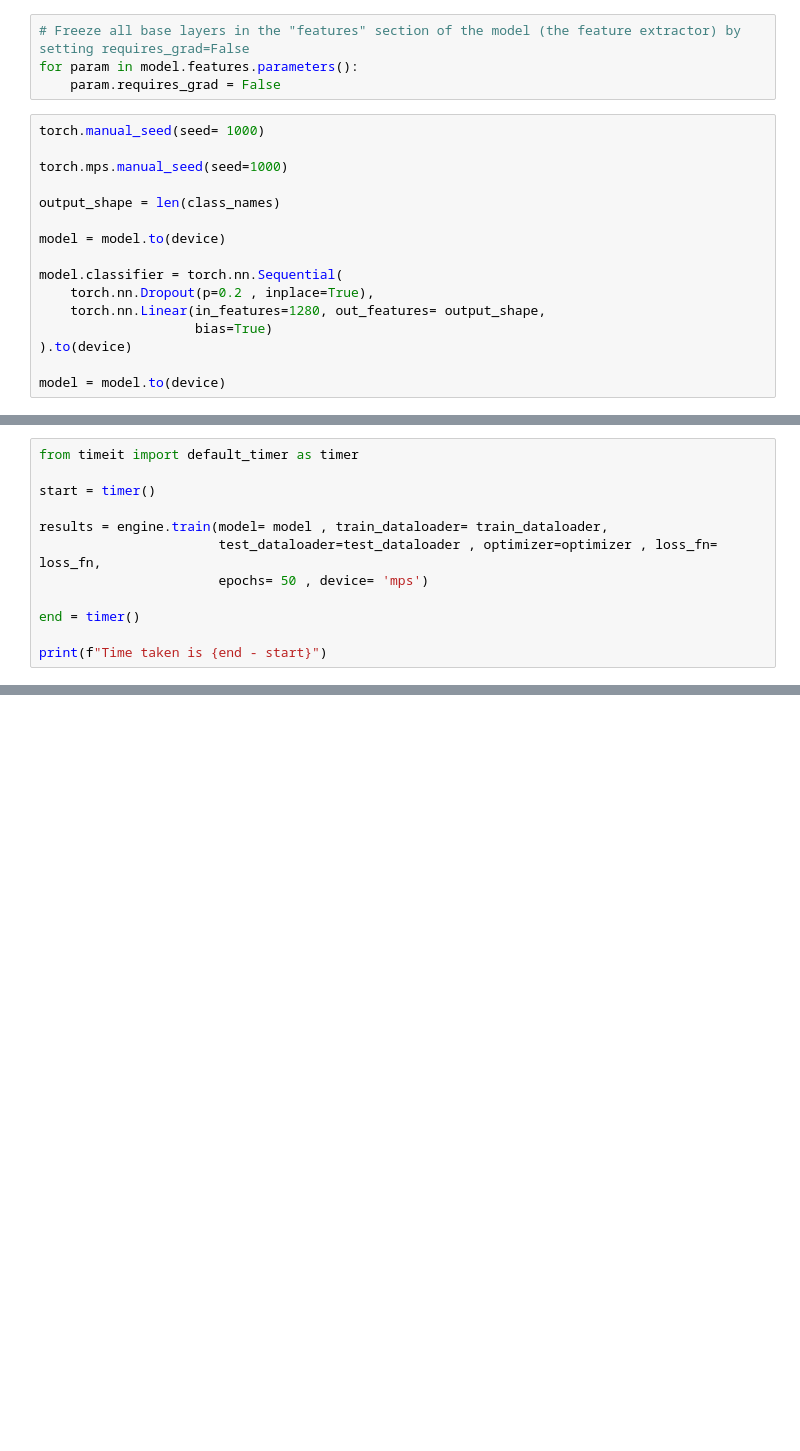
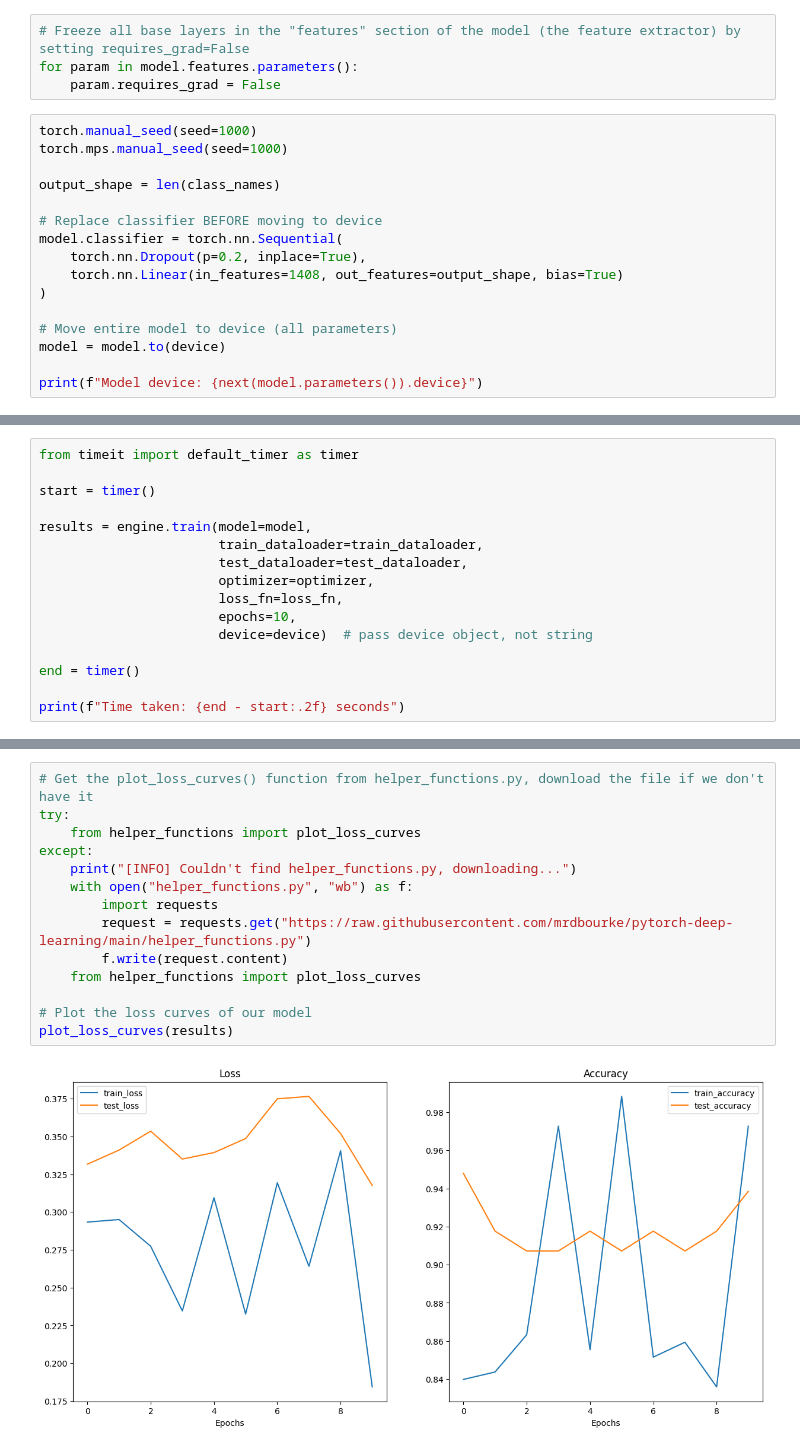
Before and after one commit to Sw4ppleneel/PyTorch, a Jupyter notebook: PyTorchFol/Transfer_learning.ipynb, the cells around one changed output, grey strips where cells are left out. Cells and saved outputs as stored; diff of their text form; blank space fills up the shorter version.

```diff
--- a/PyTorchFol/Transfer_learning.ipynb
+++ b/PyTorchFol/Transfer_learning.ipynb
@@ -128,18 +128,18 @@ Estimated Total Size (MB): 3492.77
 for param in model.features.parameters():
     param.requires_grad = False
 # %%
-torch.manual_seed(seed= 1000)
-
+torch.manual_seed(seed=1000)
 torch.mps.manual_seed(seed=1000)
 
 output_shape = len(class_names)
 
+# Replace classifier BEFORE moving to device
+model.classifier = torch.nn.Sequential(
+    torch.nn.Dropout(p=0.2, inplace=True),
+    torch.nn.Linear(in_features=1408, out_features=output_shape, bias=True)
+)
+
+# Move entire model to device (all parameters)
 model = model.to(device)
 
-model.classifier = torch.nn.Sequential(
-    torch.nn.Dropout(p=0.2 , inplace=True),
-    torch.nn.Linear(in_features=1280, out_features= output_shape,
-                    bias=True)
-).to(device)
-
-model = model.to(device)
+print(f"Model device: {next(model.parameters()).device}")
@@ -172,11 +174,15 @@ from timeit import default_timer as timer
 
 start = timer()
 
-results = engine.train(model= model , train_dataloader= train_dataloader,
-                       test_dataloader=test_dataloader , optimizer=optimizer , loss_fn= loss_fn,
-                       epochs= 50 , device= 'mps')
+results = engine.train(model=model,
+                       train_dataloader=train_dataloader,
+                       test_dataloader=test_dataloader,
+                       optimizer=optimizer,
+                       loss_fn=loss_fn,
+                       epochs=10,
+                       device=device)  # pass device object, not string
 
 end = timer()
 
-print(f"Time taken is {end - start}")
+print(f"Time taken: {end - start:.2f} seconds")
 # %% [output]
@@ -183,0 +200,16 @@ RuntimeError: Input type (MPSFloatType) and weight type (torch.FloatTensor) shou
+# %%
+# Get the plot_loss_curves() function from helper_functions.py, download the file if we don't have it
+try:
+    from helper_functions import plot_loss_curves
+except:
+    print("[INFO] Couldn't find helper_functions.py, downloading...")
+    with open("helper_functions.py", "wb") as f:
+        import requests
+        request = requests.get("https://raw.githubusercontent.com/mrdbourke/pytorch-deep-learning/main/helper_functions.py")
+        f.write(request.content)
+    from helper_functions import plot_loss_curves
+
+# Plot the loss curves of our model
+plot_loss_curves(results)
+# %% [output]
+[figure, added]
```
Also changed, not shown: parts of 22 cells of this notebook, 4 other files.
